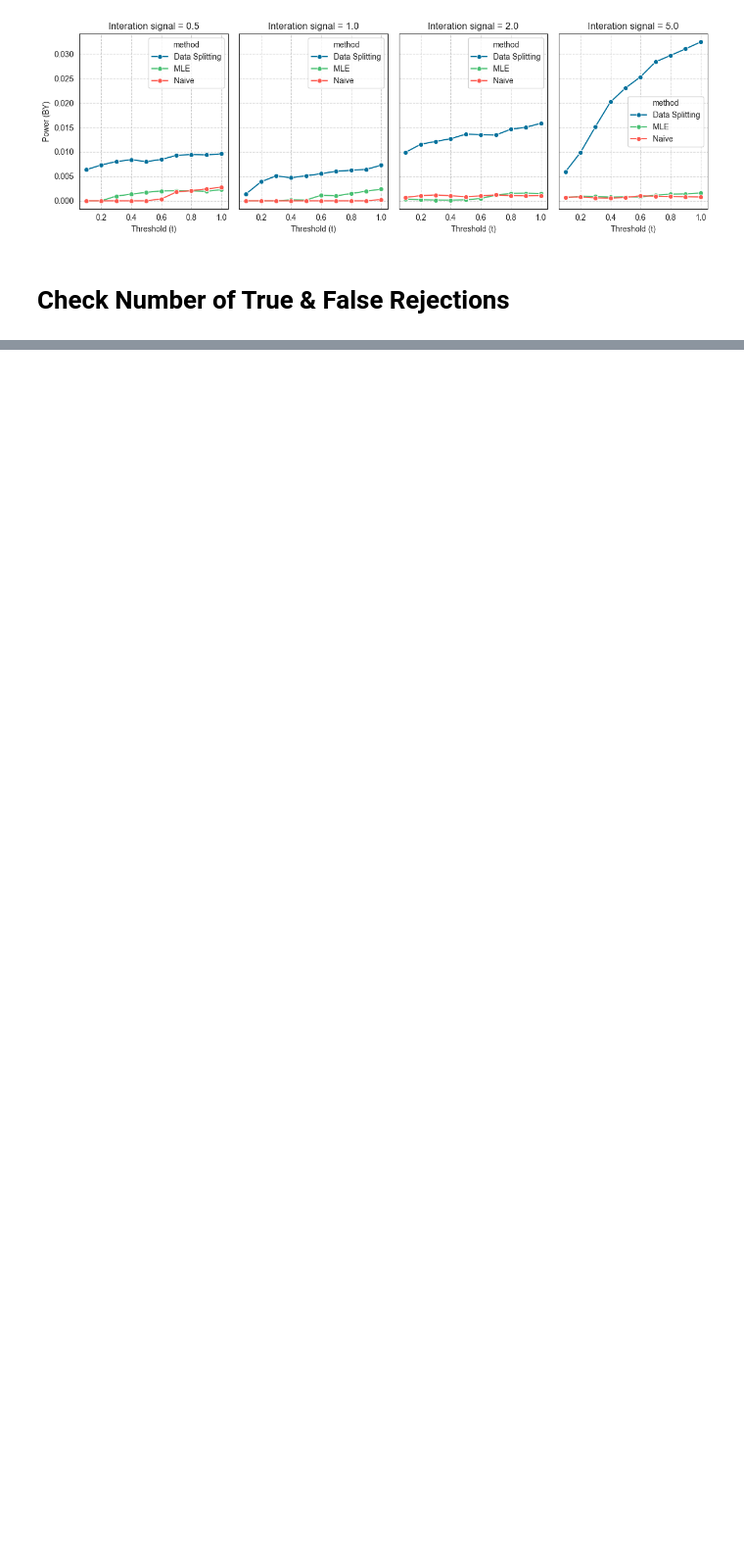
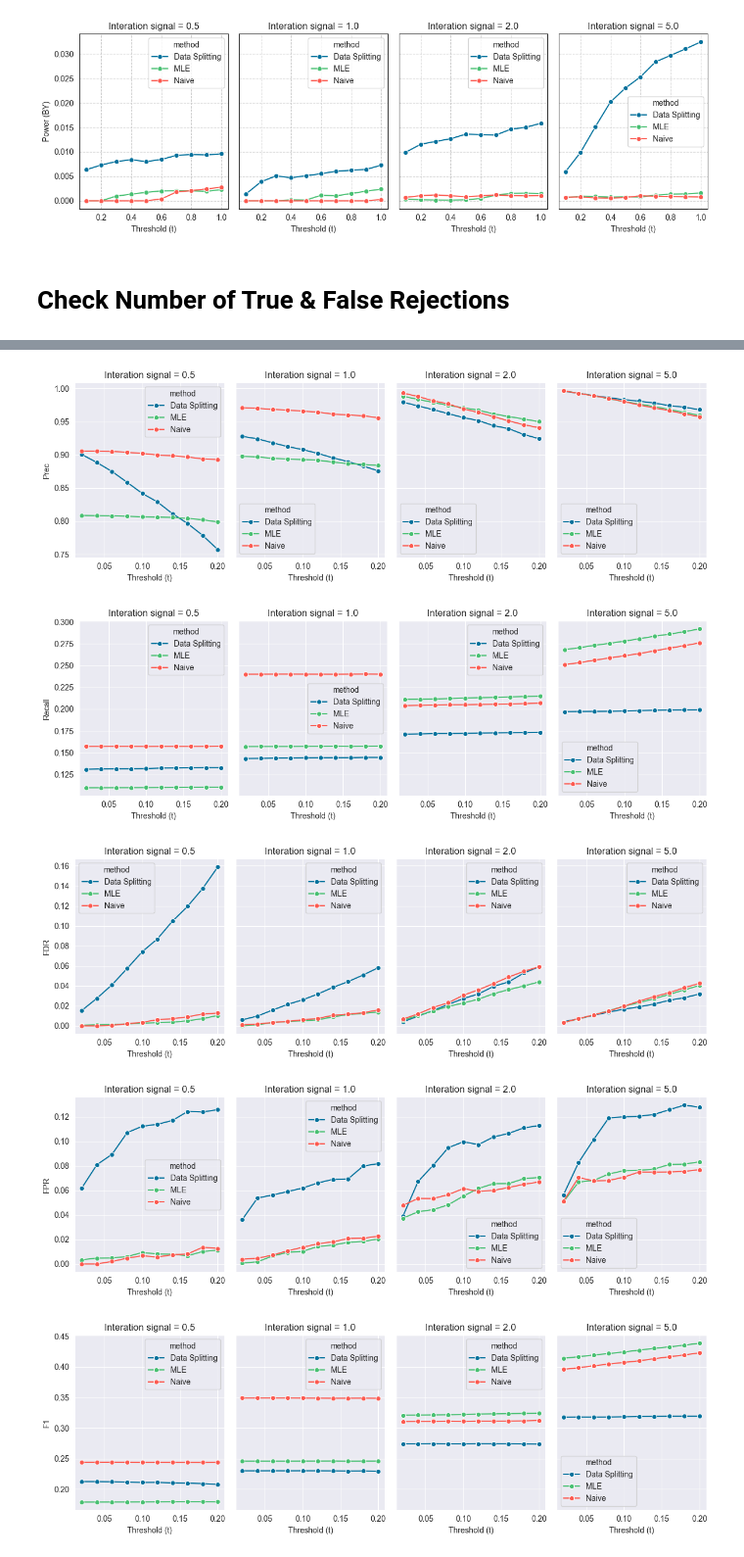
Before and after one commit to yiling-h/SI-Interaction, a Jupyter notebook: selectinf/Simulation/H1/Results/vary_interaction/plotting_inter.ipynb, the cells around one changed output, grey strips where cells are left out. Shown at 98% size. Drawn from its saved outputs; the diff is of its cells as text; code cells hidden in the pictures; blank space fills up the shorter version.

```diff
--- a/selectinf/Simulation/H1/Results/vary_interaction/plotting_inter.ipynb
+++ b/selectinf/Simulation/H1/Results/vary_interaction/plotting_inter.ipynb
@@ -667,19 +661,3 @@ def calculate_metric_df(targets_dict,
                                   type=met, threshold=threshold)
             )
     return power_df
-# %%
-power_threshold = 0.5
-metric_df = calculate_metric_df(targets_dict=target_dict_full,
-                                threshold=power_threshold, level=0.1,
-                                pval_key="pval")
-df = pd.DataFrame(metric_df)
-#df = df[df["method"] != "Naive"]
-metric_list = ["Rej", "NonNull", "TP", "TN", "FP", "FN"]
-for met in metric_list:
-    sns.pointplot(x=df["parameter"],
-              y=df[met],
-              hue=df["method"], markers='o',
-              palette=my_palette)
-    plt.xlabel("Interation signal")
-    plt.ylabel(met)
-    plt.show()
@@ -692,0 +748,10 @@ for met in metric_list:
+# %%
+metric_plot(target_dict=target_dict_full, pval_key="pval",
+            parameter_name="Interation signal",
+            metric_list=["Prec", "Recall", "FDR", "FPR", "F1"])
+# %% [output]
+[figure, added]
+[figure, added]
+[figure, added]
+[figure, added]
+[figure, added]
```
Also changed, not shown: parts of 15 cells of this notebook, 9 other files.
